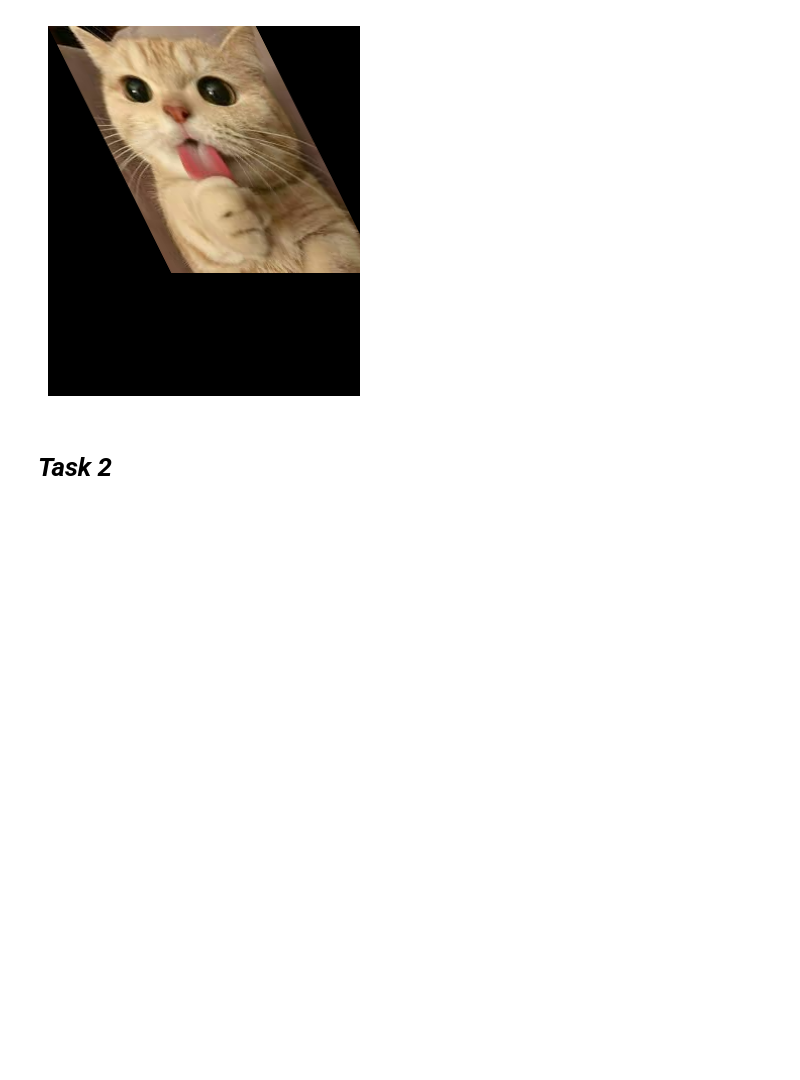
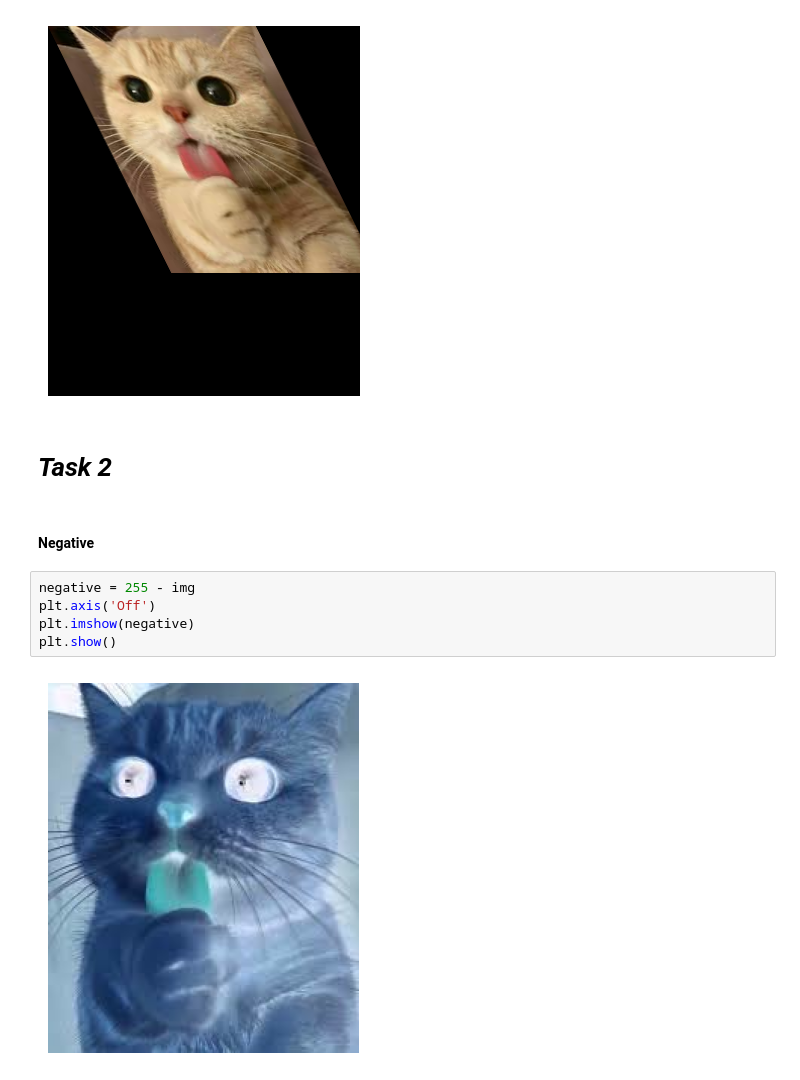
Before and after one commit to ImSleepingHere/ARTI404-Image-Processing-Labs, a Jupyter notebook: Lab 3/Lab3.ipynb, the cells around one changed output. Drawn from its saved outputs; the diff is of its cells as text; blank space fills up the shorter version.

```diff
--- a/Lab 3/Lab3.ipynb
+++ b/Lab 3/Lab3.ipynb
@@ -101,3 +101,12 @@ plt.show()
 [figure]
 # %% [markdown]
 # ***Task 2***
+# %% [markdown]
+#### Negative
+# %%
+negative = 255 - img
+plt.axis('Off')
+plt.imshow(negative)
+plt.show()
+# %% [output]
+[figure, added]
```
Also changed, not shown: parts of 5 cells of this notebook.
